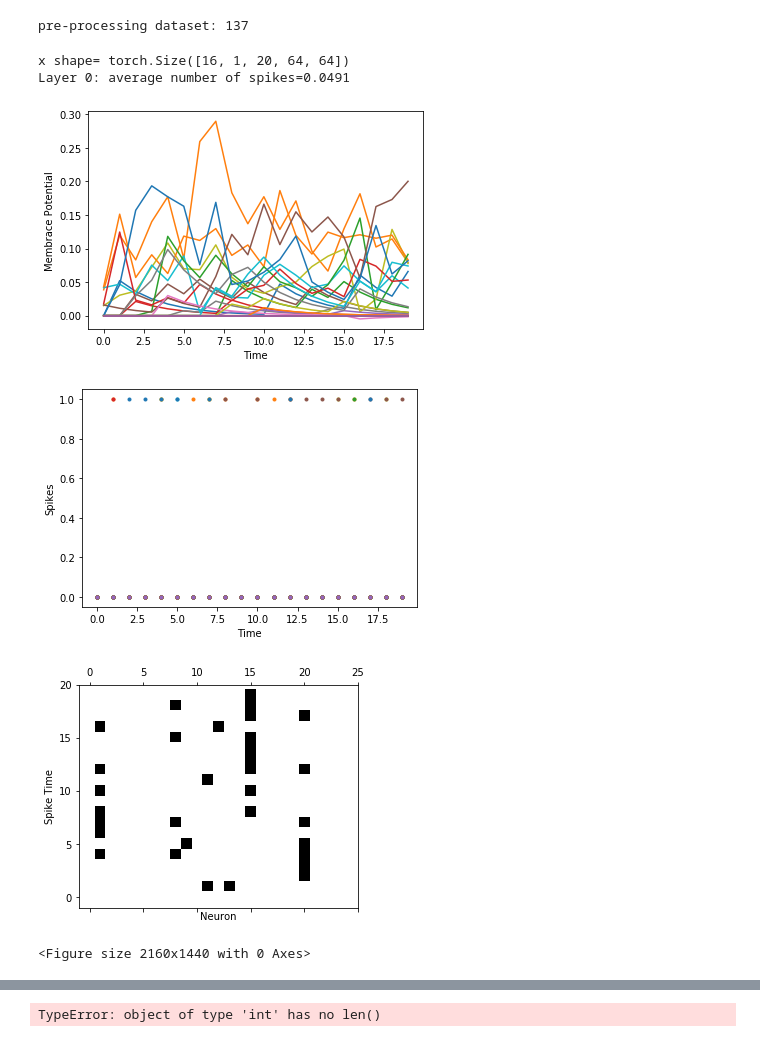
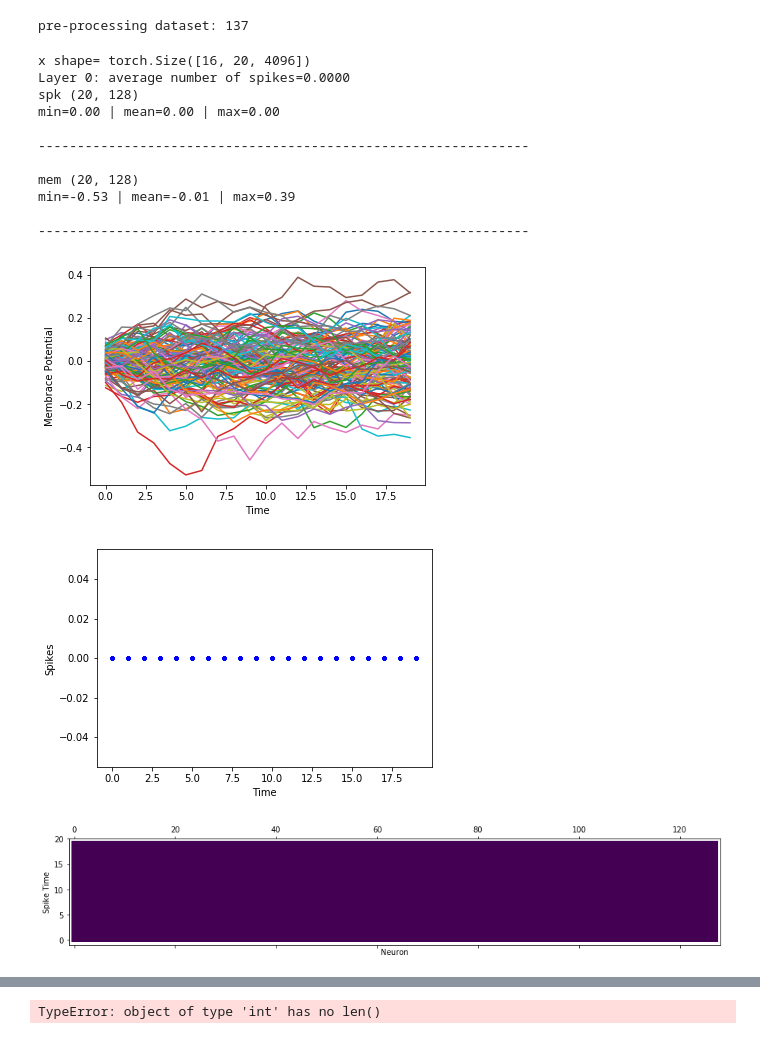
Before and after one commit to ArefMq/action-recognition-via-snn, a Jupyter notebook: S-CNN-DVS.ipynb, the cells around one changed output, grey strips where cells are left out. Drawn from its saved outputs; the diff is of its cells as text; code cells hidden in the pictures.

```diff
--- a/S-CNN-DVS.ipynb
+++ b/S-CNN-DVS.ipynb
@@ -38,7 +38,7 @@ dtype = torch.float
 using cpu...
 # %%
 # FIXME
-my_laptop = True
+my_laptop = False
 if my_laptop:
     CACHE_FOLDER_PATH = "/Users/aref/dvs-dataset/Cached"
     DATASET_FOLDER_PATH = "/Users/aref/dvs-dataset/DvsGesture"
@@ -218,14 +400,30 @@ def debug_print(val, name, show_data=False, pytorch=True):
 # %%
 network = SNN().to(device, dtype)
 
-network.add_conv3d(input_shape=(64,64),
-                   output_shape=(64,64),
-                   input_channels=1,
-                   output_channels=32,
-                   kernel_size=(1,3,3),
-                   dilation=(1,1,1),
-                   lateral_connections=False,
+
+tau_mem = 10e-3
+tau_syn = 5e-3
+time_step = 1e-3
+beta = float(np.exp(-time_step / tau_mem))
+weight_scale = 7*(1.0 - beta)
+
+
+network.add_layer(NewSpiker,
+    input_shape=4096,
+    output_shape=128,
+
+    w_init_mean=0.0,
+    w_init_std=weight_scale
 )
+
+# network.add_conv3d(input_shape=(64,64),
+#                    output_shape=(64,64),
+#                    input_channels=1,
+#                    output_channels=32,
+#                    kernel_size=(1,3,3),
+#                    dilation=(1,1,1),
+#                    lateral_connections=False,
+# )
 
 
 # network.add_dense(
@@ -253,30 +451,38 @@ network.compile()
 # %%
 for X_batch, _ in load_data('train'):
     break
 
 shp = X_batch.shape
 
 if network.layers[0].IS_CONV:
     X_batch = np.reshape(X_batch, [shp[0], 1, shp[1], shp[2], shp[3]])
 else:
     X_batch = np.reshape(X_batch, [shp[0], shp[1], shp[2] * shp[3]])
 
 X_batch = torch.from_numpy(X_batch).to(device, dtype)
 print('x shape=', X_batch.shape)
 
 network(X_batch)
 
 # plot_counter = 0
 for i,l in enumerate(network.layers):
-    if isinstance(l, SpikingDenseLayer) or \
+    if isinstance(l, SpikingDenseLayer) or isinstance(l, SimpleSpike) or isinstance(l, NewSpiker) or \
        isinstance(l, SpikingConv2DLayer) or \
        isinstance(l, SpikingConv3DLayer):
         print("Layer {}: average number of spikes={:.4f}".format(i, l.spk_rec_hist.mean()))
         plot_spikes_in_time(l)
 # %% [output]
-x shape= torch.Size([16, 1, 20, 64, 64])
-Layer 0: average number of spikes=0.0491
+x shape= torch.Size([16, 20, 4096])
+Layer 0: average number of spikes=0.0000
+spk (20, 128)
+min=0.00 | mean=0.00 | max=0.00
+
+---------------------------------------------------------------
+
+mem (20, 128)
+min=-0.53 | mean=-0.01 | max=0.39
+
+---------------------------------------------------------------
-[figure, old version]
+[figure, new version]
-[figure, old version]
+[figure, new version]
-[figure, old version]
+[figure, new version]
-<Figure size 2160x1440 with 0 Axes>
```
Also changed, not shown: parts of 10 cells of this notebook, 1 other file.
